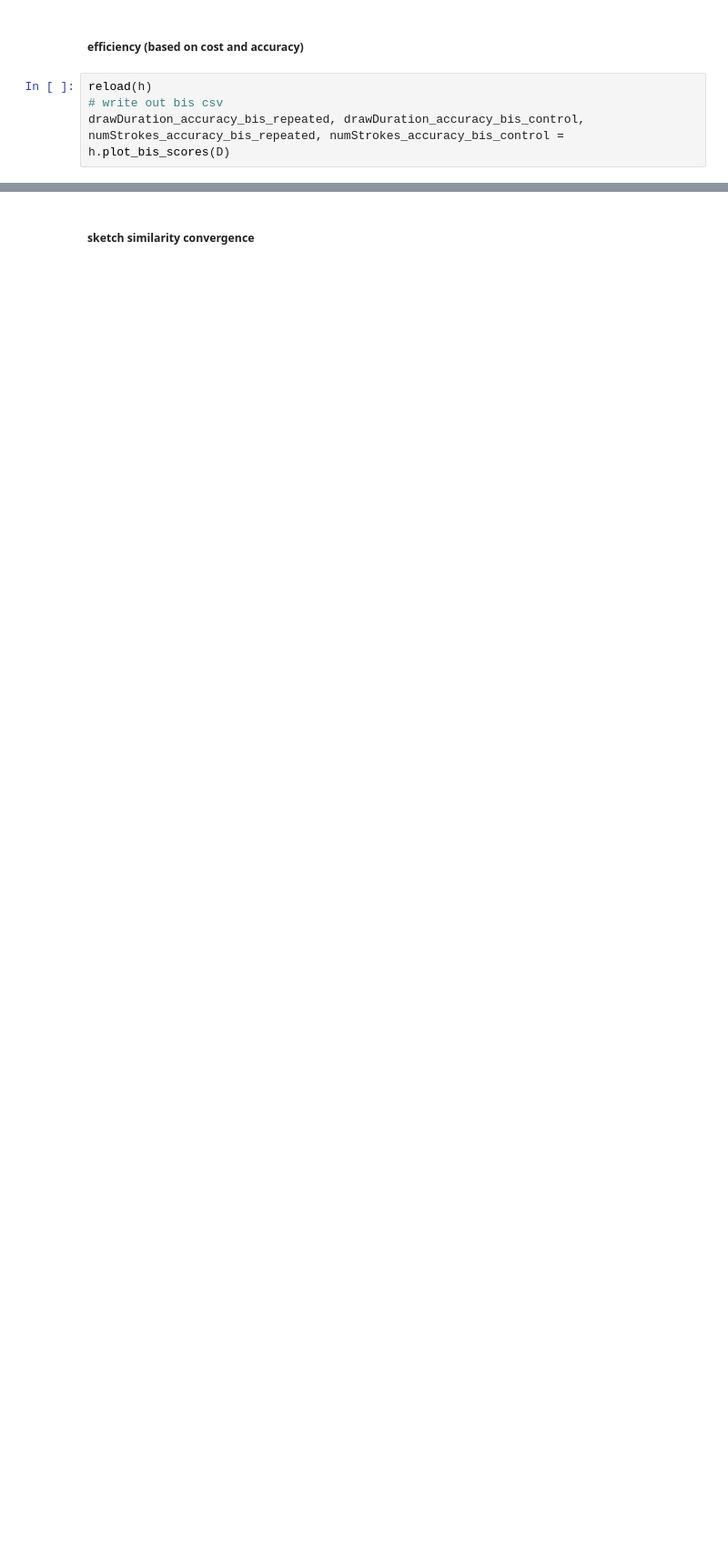
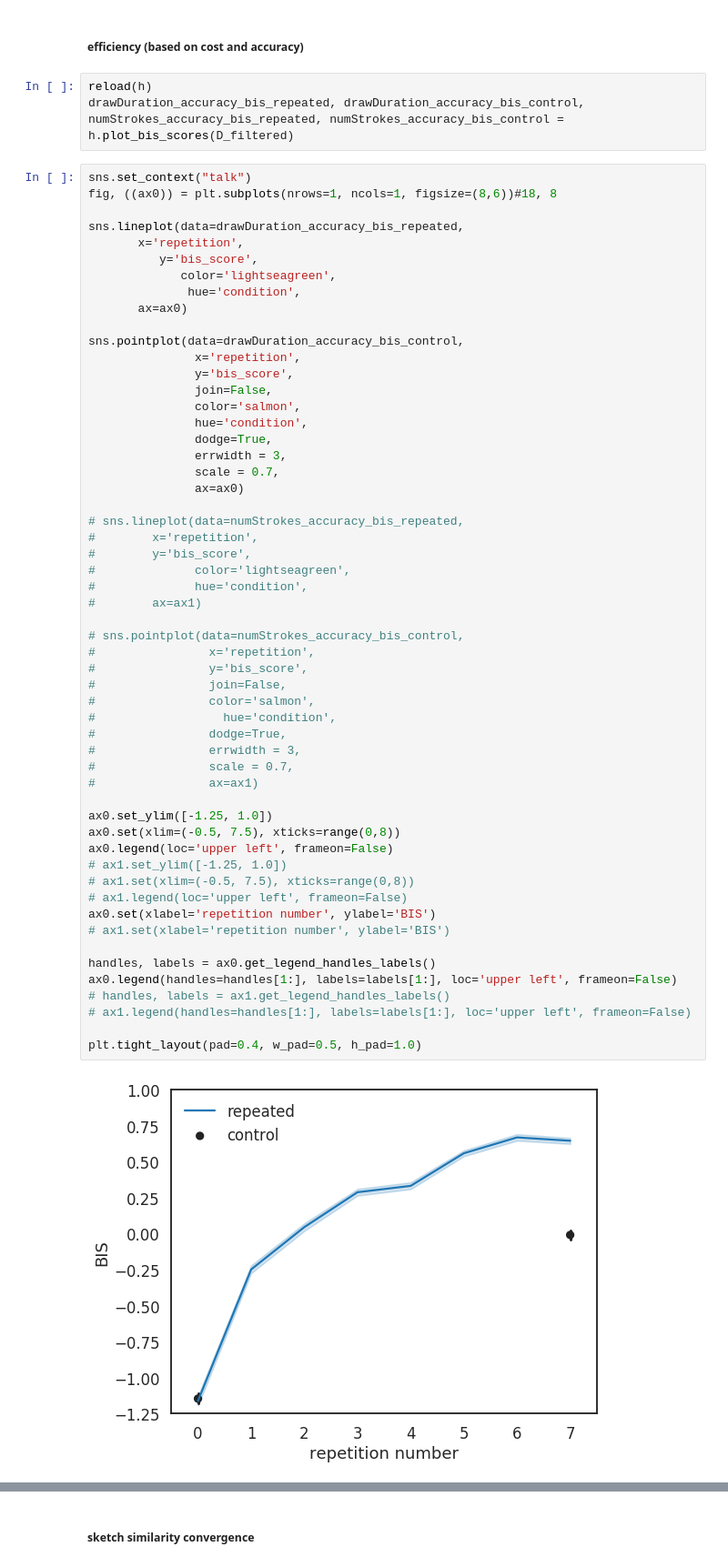
Before and after one commit to cogtoolslab/graphical_conventions_cogsci19, a Jupyter notebook: analysis/ipynb/megsano/analyze_data.ipynb, the cells around one changed output, grey strips where cells are left out. Shown at 91% size. Saved outputs shown, nothing was run; the diff lists cells and outputs as text; blank space fills up the shorter version.

```diff
--- a/analysis/ipynb/megsano/analyze_data.ipynb
+++ b/analysis/ipynb/megsano/analyze_data.ipynb
@@ -104,5 +142,61 @@ h.plot_accuracy_reps(D)
 ##### efficiency (based on cost and accuracy)
 # %%
 reload(h)
-# write out bis csv
-drawDuration_accuracy_bis_repeated, drawDuration_accuracy_bis_control, numStrokes_accuracy_bis_repeated, numStrokes_accuracy_bis_control = h.plot_bis_scores(D)
+drawDuration_accuracy_bis_repeated, drawDuration_accuracy_bis_control, numStrokes_accuracy_bis_repeated, numStrokes_accuracy_bis_control = h.plot_bis_scores(D_filtered)
+# %%
+sns.set_context("talk")
+fig, ((ax0)) = plt.subplots(nrows=1, ncols=1, figsize=(8,6))#18, 8
+
+sns.lineplot(data=drawDuration_accuracy_bis_repeated,
+       x='repetition',
+          y='bis_score',
+             color='lightseagreen',
+              hue='condition',
+       ax=ax0)
+
+sns.pointplot(data=drawDuration_accuracy_bis_control,
+               x='repetition',
+               y='bis_score',
+               join=False,
+               color='salmon',
+               hue='condition',
+               dodge=True,
+               errwidth = 3,
+               scale = 0.7,
+               ax=ax0)
+
+# sns.lineplot(data=numStrokes_accuracy_bis_repeated,
+#        x='repetition',
+#        y='bis_score',
+#              color='lightseagreen',
+#              hue='condition',
+#        ax=ax1)
+
+# sns.pointplot(data=numStrokes_accuracy_bis_control,
+#                x='repetition',
+#                y='bis_score',
+#                join=False,
+#                color='salmon',
+#                  hue='condition',
+#                dodge=True,
+#                errwidth = 3,
+#                scale = 0.7,
+#                ax=ax1)
+
+ax0.set_ylim([-1.25, 1.0])
+ax0.set(xlim=(-0.5, 7.5), xticks=range(0,8))
+ax0.legend(loc='upper left', frameon=False)
+# ax1.set_ylim([-1.25, 1.0])
+# ax1.set(xlim=(-0.5, 7.5), xticks=range(0,8))
+# ax1.legend(loc='upper left', frameon=False)
+ax0.set(xlabel='repetition number', ylabel='BIS')
+# ax1.set(xlabel='repetition number', ylabel='BIS')
+
+handles, labels = ax0.get_legend_handles_labels()
+ax0.legend(handles=handles[1:], labels=labels[1:], loc='upper left', frameon=False)
+# handles, labels = ax1.get_legend_handles_labels()
+# ax1.legend(handles=handles[1:], labels=labels[1:], loc='upper left', frameon=False)
+
+plt.tight_layout(pad=0.4, w_pad=0.5, h_pad=1.0)
+# %% [output]
+[figure, added]
```
Also changed, not shown: parts of 14 cells of this notebook, 2 other files.
